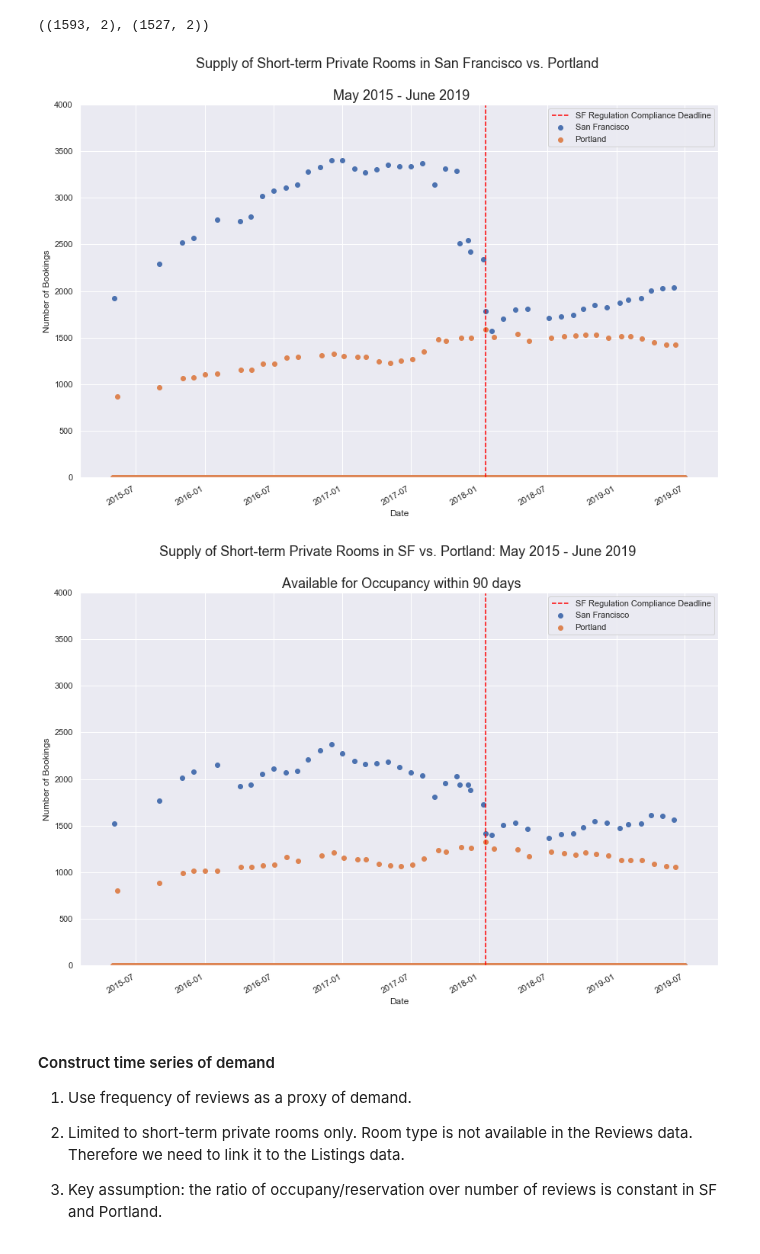
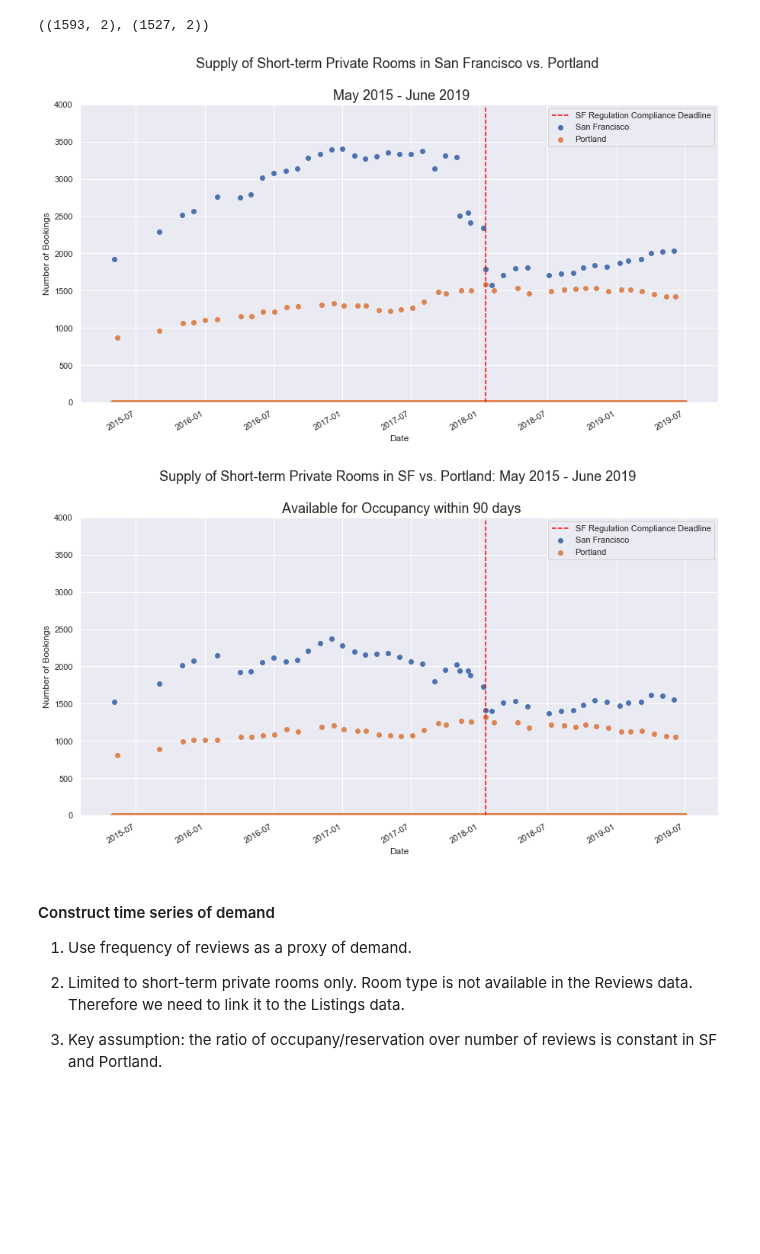
Before and after one commit to karensheng/Airbnb_Regulation, a Jupyter notebook: notebooks/Construct Time Series .ipynb, the cells around one changed output. Drawn from its saved outputs; the diff is of its cells as text; code cells hidden in the pictures; blank space fills up the shorter version.

```diff
--- a/notebooks/Construct Time Series .ipynb
+++ b/notebooks/Construct Time Series .ipynb
@@ -85,7 +89,7 @@ monthly_supply_portland.shape, monthly_supply_sf.shape
 # %% [output]
 ((1593, 2), (1527, 2))
 # %%
-def chart_supplies(df_port, df_sf,  title):
+def chart_supplies(df_port, df_sf, title, img):
 
     comp_supply = df_port.merge(df_sf, on = 'file_scraped_dt', how = 'outer')
 
@@ -96,7 +100,7 @@ def chart_supplies(df_port, df_sf,  title):
 
     xlinspace = pd.date_range('2015-05-01', periods= comp_supply.shape[0], freq='D')
 
-    fig, ax = plt.subplots(1,figsize = (15,10))
+    fig, ax = plt.subplots(1,figsize = (15,8))
     fig.autofmt_xdate()
     plt.scatter(xlinspace,comp_supply['SF_counts'], label = "San Francisco")
     plt.scatter(xlinspace,comp_supply['Portland_counts'], label = "Portland")
@@ -115,22 +119,27 @@ def chart_supplies(df_port, df_sf,  title):
     plt.legend()
 
     xfmt = mdates.DateFormatter('%m-%d-%y')
-
+    plt.savefig(img)
 
     plt.show();
 
+
+
     return comp_supply
 # %%
 comp_supply_all = chart_supplies(monthly_supply_portland, monthly_supply_sf,
-               "Supply of Short-term Private Rooms in San Francisco vs. Portland \n \n May 2015 - June 2019")
+               "Supply of Short-term Private Rooms in San Francisco vs. Portland \n \n May 2015 - June 2019",
+                                '../images/comp_supply_all.png')
 # %% [output]
-[figure, old version]
+[figure, new version]
 # %%
 comp_supply_avail = chart_supplies(monthly_supply_avail_portland, monthly_supply_avail_sf,
 
-    "Supply of Short-term Private Rooms in SF vs. Portland: May 2015 - June 2019 \n \n Available for Occupancy within 90 days")
+    "Supply of Short-term Private Rooms in SF vs. Portland: May 2015 - June 2019 \n \n Available for Occupancy within 90 days",
+
+    '../images/comp_supply_90D_avail.png')
 # %% [output]
-[figure, old version]
+[figure, new version]
 # %%
 comp_supply_avail.to_csv("../data/comp_supply_avail.csv")
 # %% [markdown]
```
Also changed, not shown: parts of 18 cells of this notebook, 3 other files.
